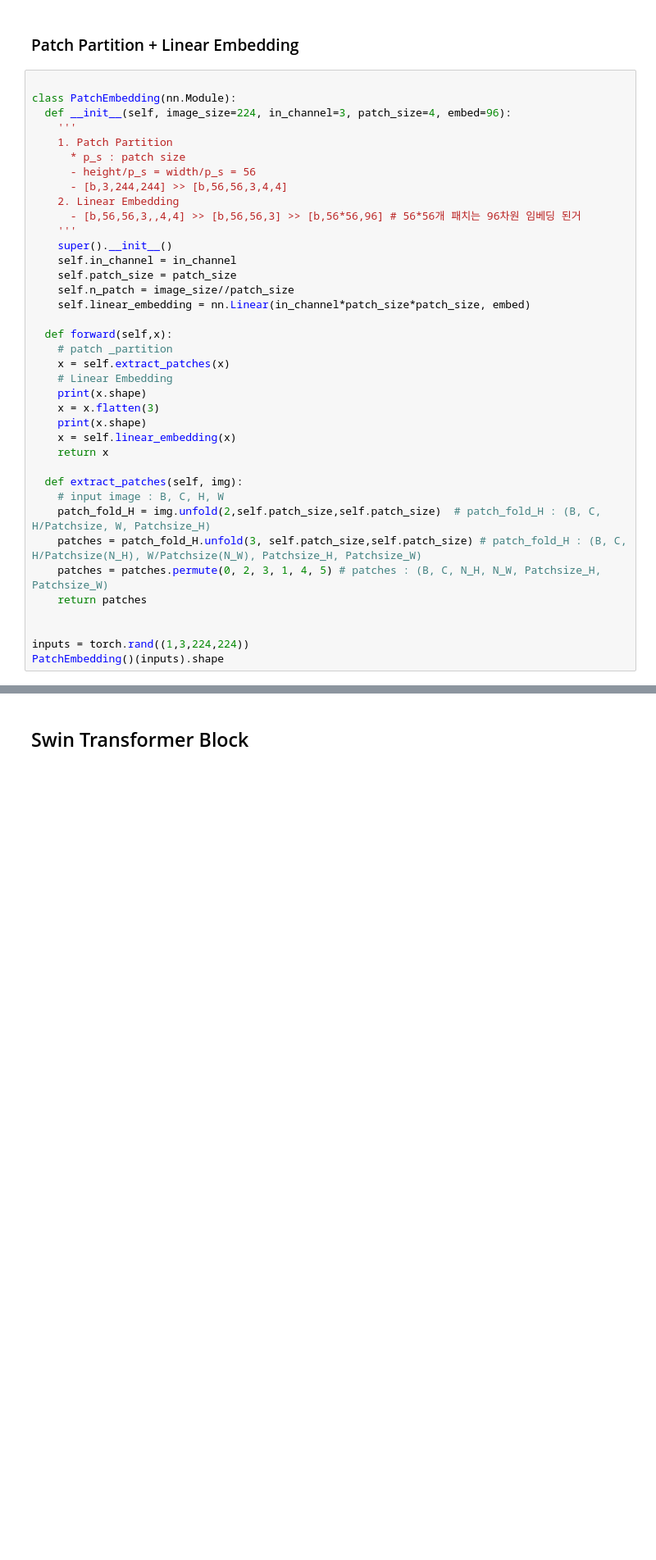
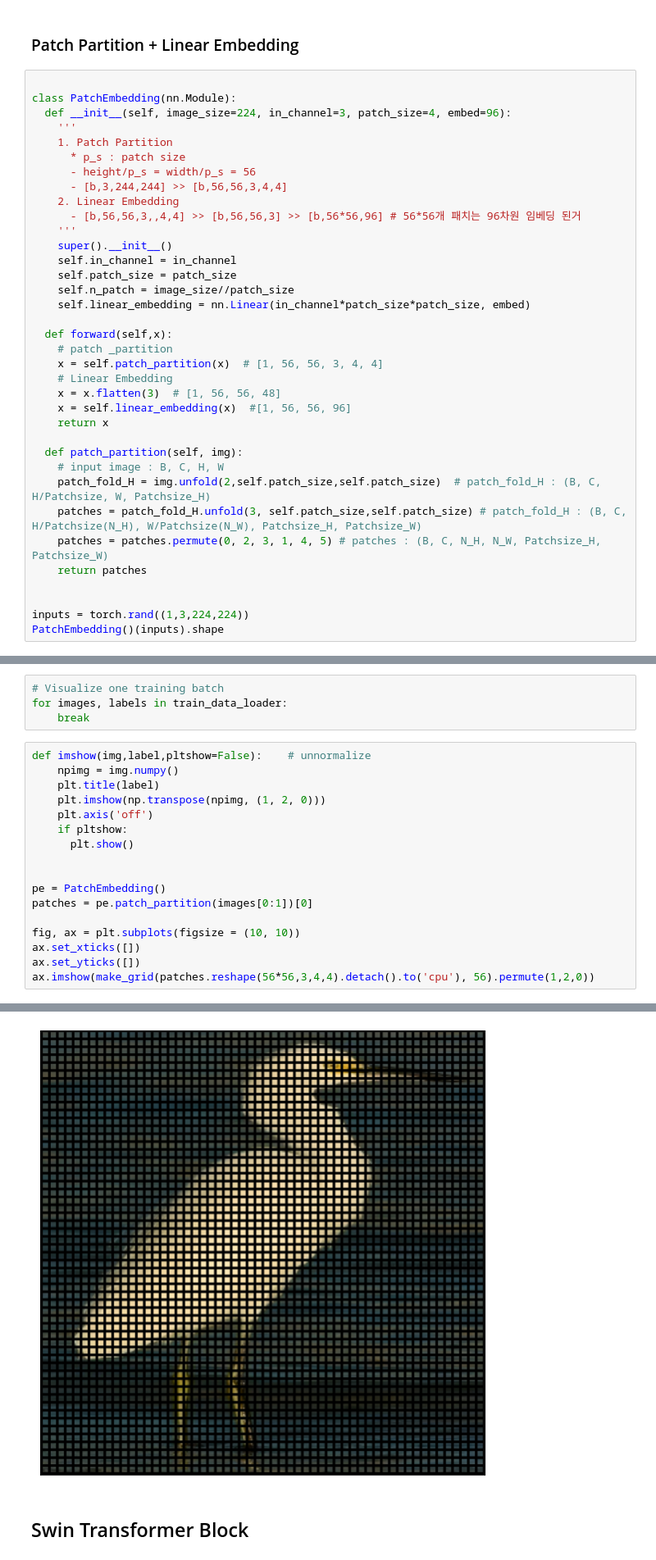
Before and after one commit to MINED30/MODELING, a Jupyter notebook: Swin_Transformer.ipynb, the cells around one changed output, grey strips where cells are left out. Shown at 82% size. Cells and saved outputs as stored; diff of their text form; blank space fills up the shorter version.

```diff
--- a/Swin_Transformer.ipynb
+++ b/Swin_Transformer.ipynb
@@ -201,15 +209,13 @@ class PatchEmbedding(nn.Module):
 
   def forward(self,x):
     # patch _partition
-    x = self.extract_patches(x)
+    x = self.patch_partition(x)  # [1, 56, 56, 3, 4, 4]
     # Linear Embedding
-    print(x.shape)
-    x = x.flatten(3)
-    print(x.shape)
-    x = self.linear_embedding(x)
+    x = x.flatten(3)  # [1, 56, 56, 48]
+    x = self.linear_embedding(x)  #[1, 56, 56, 96]
     return x
 
-  def extract_patches(self, img):
+  def patch_partition(self, img):
     # input image : B, C, H, W
     patch_fold_H = img.unfold(2,self.patch_size,self.patch_size)  # patch_fold_H : (B, C, H/Patchsize, W, Patchsize_H)
     patches = patch_fold_H.unfold(3, self.patch_size,self.patch_size) # patch_fold_H : (B, C, H/Patchsize(N_H), W/Patchsize(N_W), Patchsize_H, Patchsize_W)
@@ -225,0 +230,22 @@ torch.Size([1, 56, 56, 96])
+# %%
+# Visualize one training batch
+for images, labels in train_data_loader:
+    break
+# %%
+def imshow(img,label,pltshow=False):    # unnormalize
+    npimg = img.numpy()
+    plt.title(label)
+    plt.imshow(np.transpose(npimg, (1, 2, 0)))
+    plt.axis('off')
+    if pltshow:
+      plt.show()
+
+
+pe = PatchEmbedding()
+patches = pe.patch_partition(images[0:1])[0]
+
+fig, ax = plt.subplots(figsize = (10, 10))
+ax.set_xticks([])
+ax.set_yticks([])
+ax.imshow(make_grid(patches.reshape(56*56,3,4,4).detach().to('cpu'), 56).permute(1,2,0))
+# %% [output]
@@ -226,3 +253,4 @@ torch.Size([1, 56, 56, 96])
+[figure, added]
 # %% [markdown]
 ## Swin Transformer Block
 # %%
```
Also changed, not shown: parts of 8 cells of this notebook.
